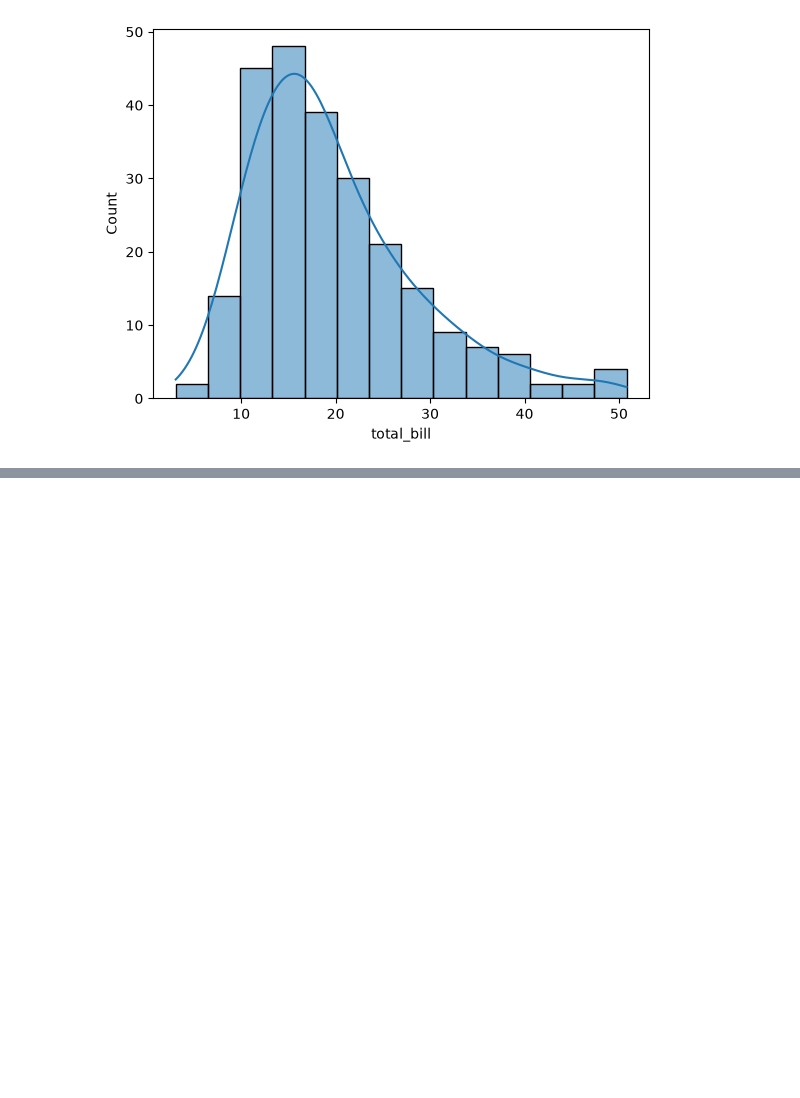
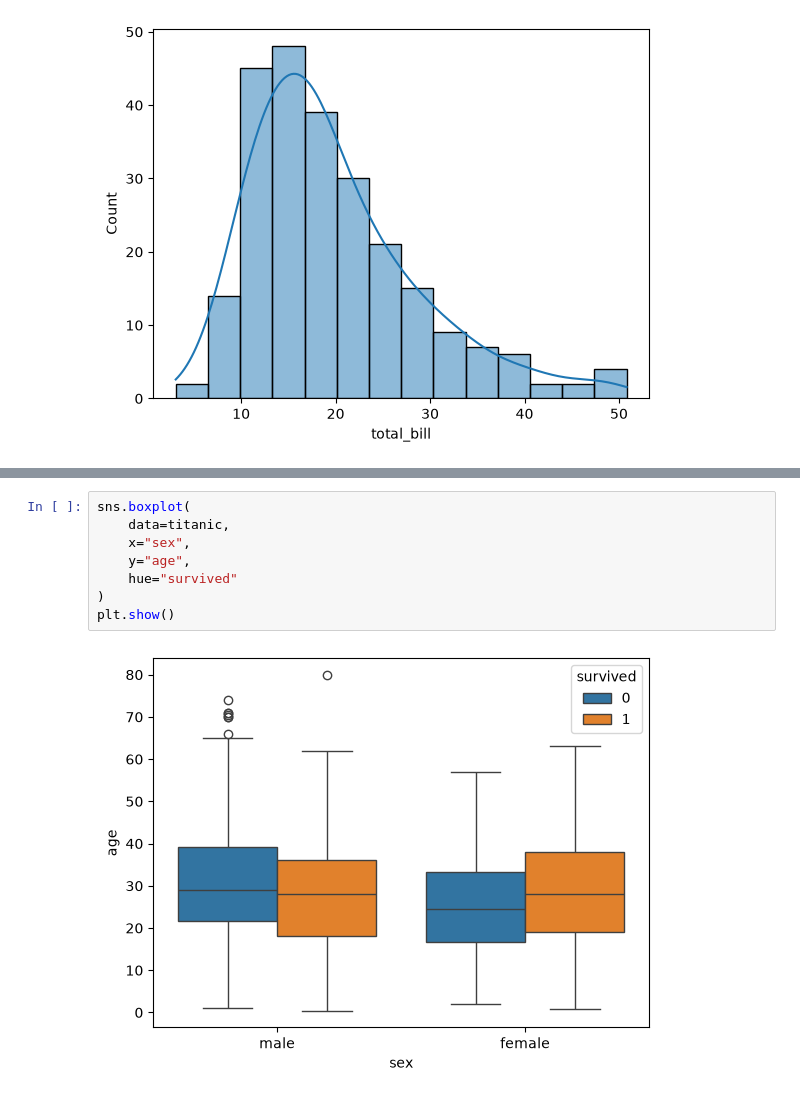
Before and after one commit to Harshit83183/Pythonn, a Jupyter notebook: Seaborn/seaborn.ipynb, the cells around one changed output, grey strips where cells are left out. Drawn from its saved outputs; the diff is of its cells as text; blank space fills up the shorter version.

```diff
--- a/Seaborn/seaborn.ipynb
+++ b/Seaborn/seaborn.ipynb
@@ -166,0 +180,10 @@ plt.show()
+# %%
+sns.boxplot(
+    data=titanic,
+    x="sex",
+    y="age",
+    hue="survived"
+)
+plt.show()
+# %% [output]
+[figure, added]
```
Also changed, not shown: parts of 14 cells of this notebook.
